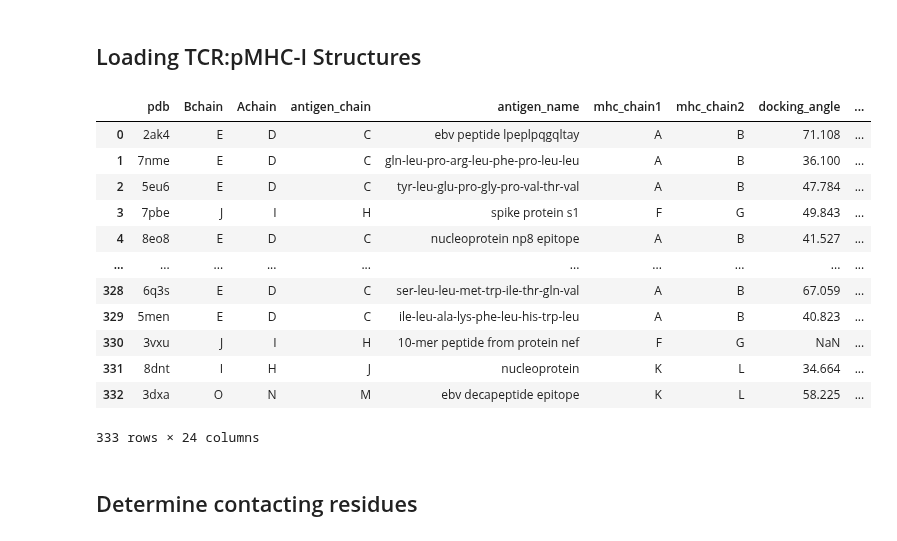
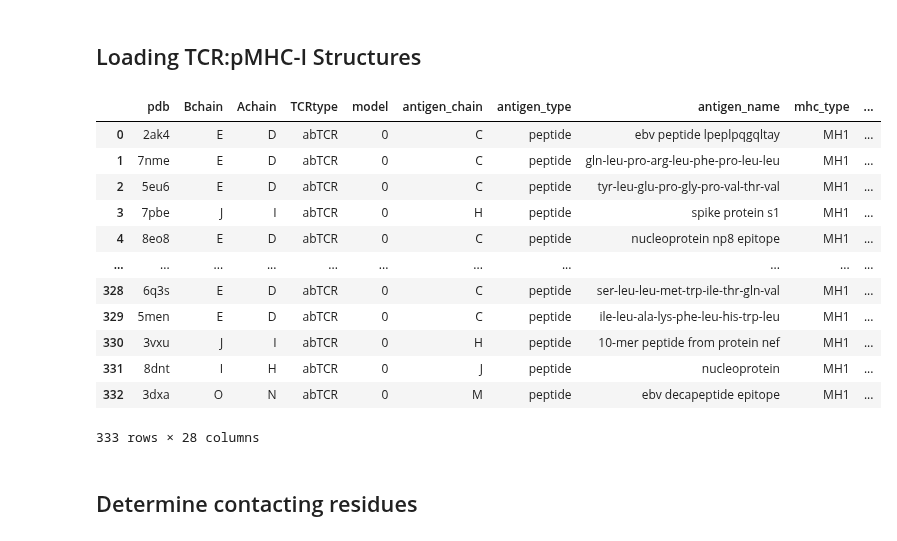
Before and after one commit to benjiemc/tcr-antigen-prediction, a Jupyter notebook: notebooks/Identify_contact_residues_on_MHC_molecules.ipynb, the cells around one changed output. Cells and saved outputs as stored; diff of their text form; code cells hidden in the pictures.

```diff
--- a/notebooks/Identify_contact_residues_on_MHC_molecules.ipynb
+++ b/notebooks/Identify_contact_residues_on_MHC_molecules.ipynb
@@ -66,43 +64,43 @@ stcrdab_summary = pd.read_csv(os.path.join(STCRDAB_PATH, 'db_summary.dat'), deli
 # %%
 selected_stcrdab_class_i = stcrdab_summary.copy()
 
 # Resolution better than 3.50 Å
 selected_stcrdab_class_i['resolution'] = pd.to_numeric(selected_stcrdab_class_i['resolution'], errors='coerce')
 selected_stcrdab_class_i = selected_stcrdab_class_i.query('resolution <= 3.50')
 
 # alpha-beta TCRs
 selected_stcrdab_class_i = selected_stcrdab_class_i.query("TCRtype == 'abTCR'")
 
 # MHC class I
 selected_stcrdab_class_i = selected_stcrdab_class_i.query("mhc_type == 'MH1'")
 
 # peptide antigen
 selected_stcrdab_class_i = selected_stcrdab_class_i.query("antigen_type == 'peptide'")
 
 # General clean: drop columns that don't contain anything useful
 selected_stcrdab_class_i = selected_stcrdab_class_i.loc[:, selected_stcrdab_class_i.apply(
-    lambda col: not col.duplicated.all(),
+    lambda col: not col.duplicated().all(),
 )]
 selected_stcrdab_class_i = selected_stcrdab_class_i.dropna(axis=1, how='all')
 
 # Reset Index
 selected_stcrdab_class_i = selected_stcrdab_class_i.reset_index(drop=True)
 
 selected_stcrdab_class_i
 # %% [output]
-|  | pdb | Bchain | Achain | antigen_chain | antigen_name | mhc_chain1 | mhc_chain2 | docking_angle | ... |
-| 0 | 2ak4 | E | D | C | ebv peptide lpeplpqgqltay | A | B | 71.108 | ... |
-| 1 | 7nme | E | D | C | gln-leu-pro-arg-leu-phe-pro-leu-leu | A | B | 36.100 | ... |
-| 2 | 5eu6 | E | D | C | tyr-leu-glu-pro-gly-pro-val-thr-val | A | B | 47.784 | ... |
-| 3 | 7pbe | J | I | H | spike protein s1 | F | G | 49.843 | ... |
-| 4 | 8eo8 | E | D | C | nucleoprotein np8 epitope | A | B | 41.527 | ... |
-| ... | ... | ... | ... | ... | ... | ... | ... | ... | ... |
-| 328 | 6q3s | E | D | C | ser-leu-leu-met-trp-ile-thr-gln-val | A | B | 67.059 | ... |
-| 329 | 5men | E | D | C | ile-leu-ala-lys-phe-leu-his-trp-leu | A | B | 40.823 | ... |
-| 330 | 3vxu | J | I | H | 10-mer peptide from protein nef | F | G | NaN | ... |
-| 331 | 8dnt | I | H | J | nucleoprotein | K | L | 34.664 | ... |
-| 332 | 3dxa | O | N | M | ebv decapeptide epitope | K | L | 58.225 | ... |
+|  | pdb | Bchain | Achain | TCRtype | model | antigen_chain | antigen_type | antigen_name | mhc_type | ... |
+| 0 | 2ak4 | E | D | abTCR | 0 | C | peptide | ebv peptide lpeplpqgqltay | MH1 | ... |
+| 1 | 7nme | E | D | abTCR | 0 | C | peptide | gln-leu-pro-arg-leu-phe-pro-leu-leu | MH1 | ... |
+| 2 | 5eu6 | E | D | abTCR | 0 | C | peptide | tyr-leu-glu-pro-gly-pro-val-thr-val | MH1 | ... |
+| 3 | 7pbe | J | I | abTCR | 0 | H | peptide | spike protein s1 | MH1 | ... |
+| 4 | 8eo8 | E | D | abTCR | 0 | C | peptide | nucleoprotein np8 epitope | MH1 | ... |
+| ... | ... | ... | ... | ... | ... | ... | ... | ... | ... | ... |
+| 328 | 6q3s | E | D | abTCR | 0 | C | peptide | ser-leu-leu-met-trp-ile-thr-gln-val | MH1 | ... |
+| 329 | 5men | E | D | abTCR | 0 | C | peptide | ile-leu-ala-lys-phe-leu-his-trp-leu | MH1 | ... |
+| 330 | 3vxu | J | I | abTCR | 0 | H | peptide | 10-mer peptide from protein nef | MH1 | ... |
+| 331 | 8dnt | I | H | abTCR | 0 | J | peptide | nucleoprotein | MH1 | ... |
+| 332 | 3dxa | O | N | abTCR | 0 | M | peptide | ebv decapeptide epitope | MH1 | ... |
-333 rows × 24 columns
+333 rows × 28 columns
 # %% [markdown]
 ## Determine contacting residues
 # %%
```
Also changed, not shown: parts of 6 cells of this notebook.
